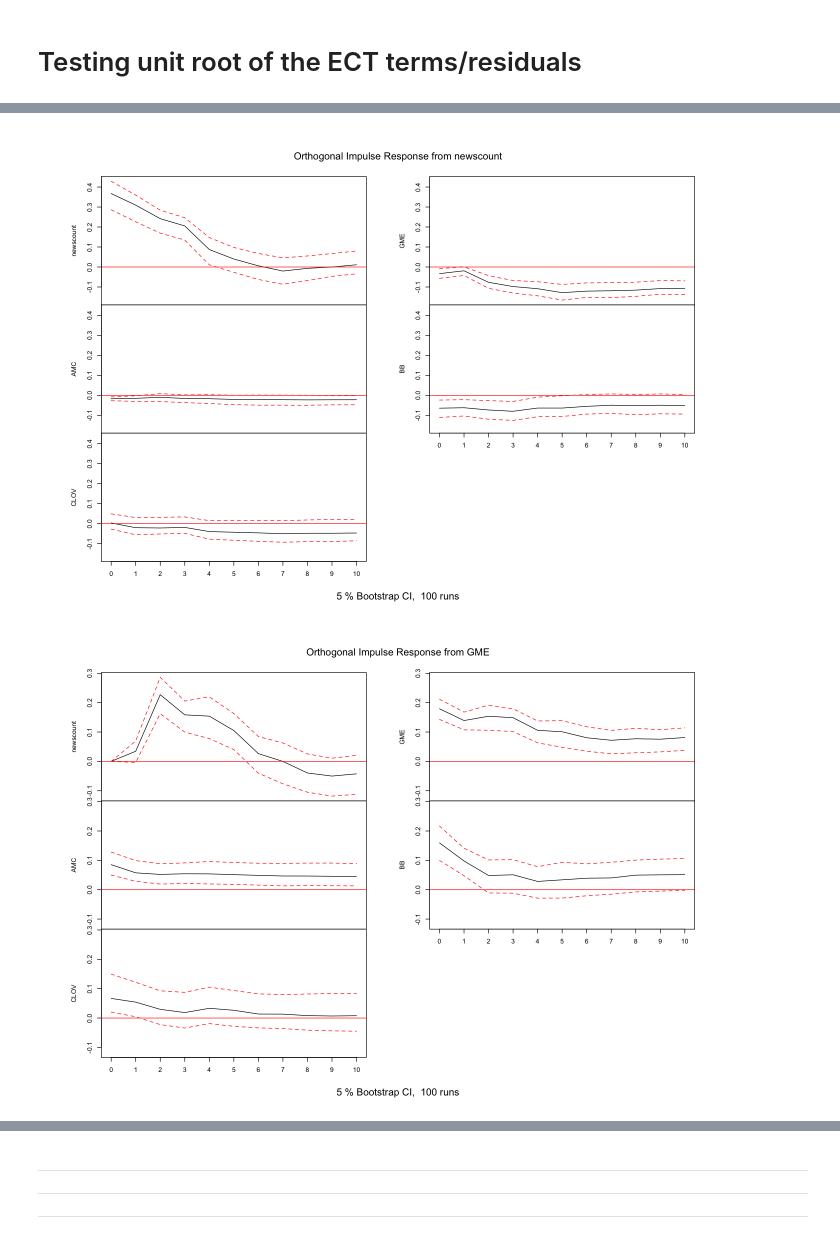
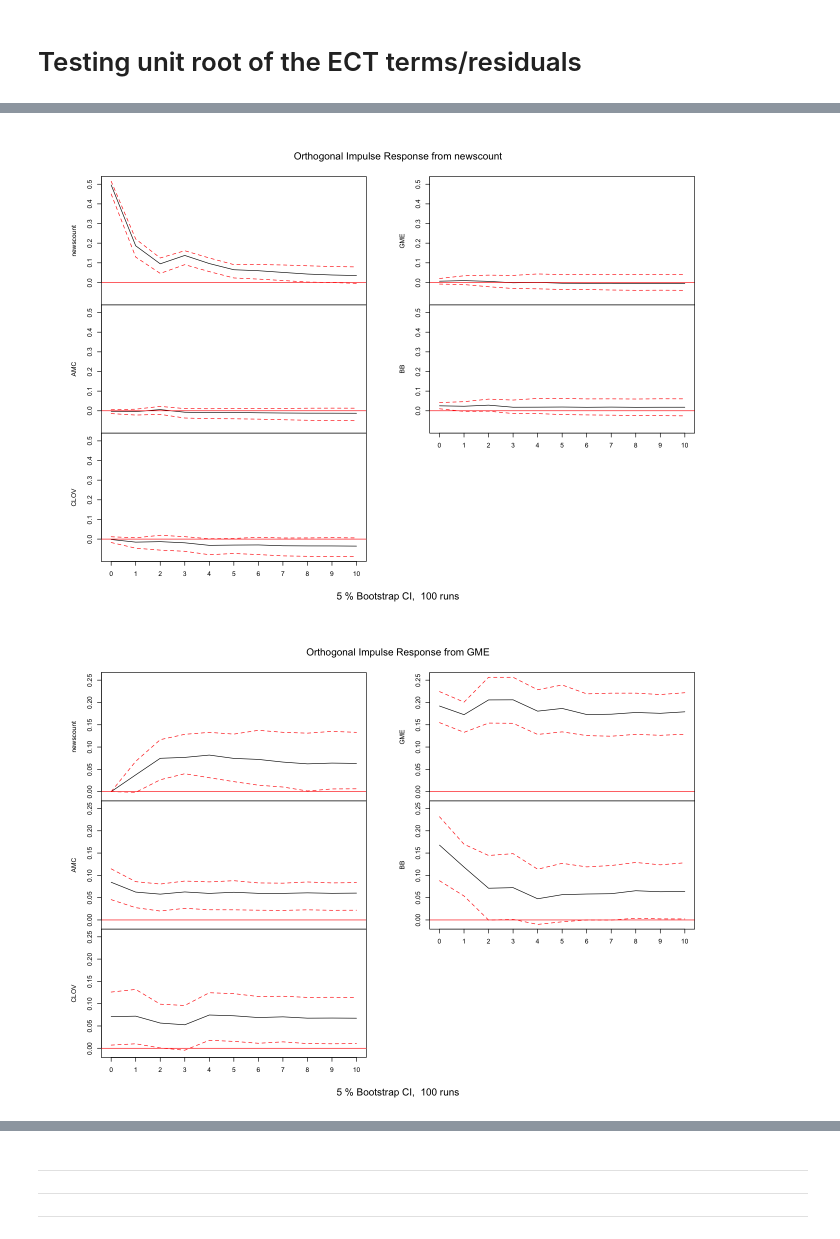
Before and after one commit to kevintrng/MasThe, a Jupyter notebook: VECM_R.ipynb, the cells around one changed output, grey strips where cells are left out. Saved outputs shown, nothing was run; the diff lists cells and outputs as text; code cells hidden in the pictures.

```diff
--- a/VECM_R.ipynb
+++ b/VECM_R.ipynb
@@ -620,5 +621,6 @@ A matrix: 8 × 1 of type dbl
 # %%
 data_news = read.csv("newsxgme_data.csv")
 data = data_news[,c("newscount","GME","AMC","BB","CLOV")]
+data$newscount = log(data$newscount)
 plot.ts(data)
 # %% [output]
@@ -824,5 +816,5 @@ for (i in colnames(data)){
 # %%
-plot(irf(VECM(sapply(data, function(x) (x-mean(x))/sd(x)), lag = 2, r = 1, estim = "ML", include = "trend")))
+plot(irf(VECM(sapply(data, function(x) (x-mean(x))/sd(x)), lag = 2, r = 1, estim = "ML", include = "const")))
 # %% [output]
-[figure, old version]
+[figure, new version]
-[figure, old version]
+[figure, new version]
```
Also changed, not shown: parts of 8 cells of this notebook.
